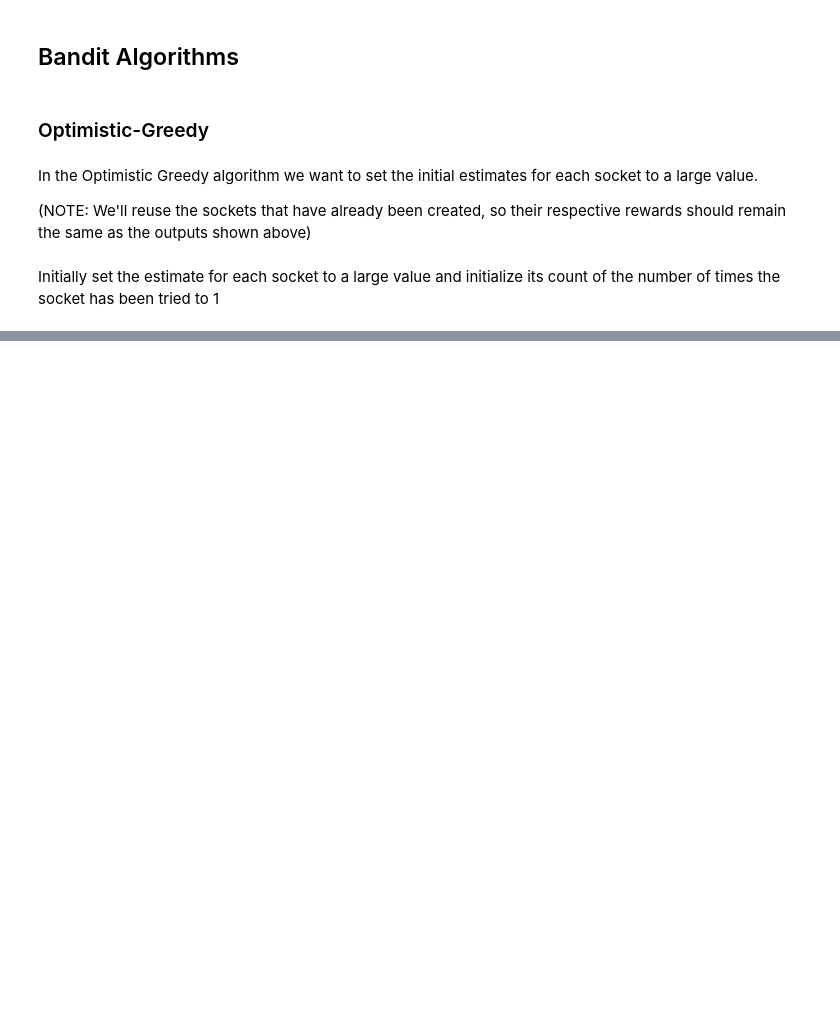
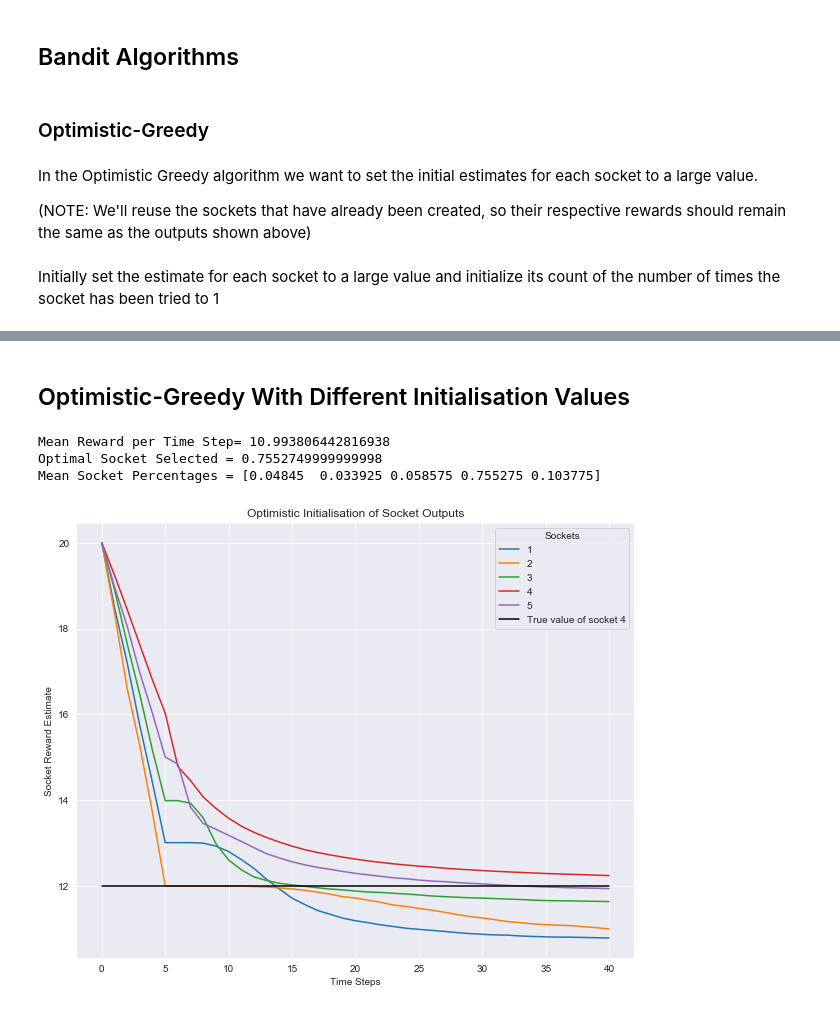
Before and after one commit to WhatIThinkAbout/BabyRobot, a Jupyter notebook: 00_PP_Epsilon_Greedy.ipynb, the cells around one changed output, grey strips where cells are left out. Saved outputs shown, nothing was run; the diff lists cells and outputs as text; code cells hidden in the pictures; blank space fills up the shorter version.

Commit message:
added epsilon greedy

```diff
--- a/00_PP_Epsilon_Greedy.ipynb
+++ b/00_PP_Epsilon_Greedy.ipynb
@@ -565,0 +428,2 @@ plt.show()
+# %% [markdown]
+## Optimistic-Greedy With Different Initialisation Values
@@ -565,0 +445,41 @@ plt.show()
+# %%
+def run_socket_experiment( number_of_tests, number_of_steps, initial_estimate, number_of_sockets = NUM_SOCKETS ):
+
+    # save data about the run to create a table of estimates
+    mean_estimates = np.zeros(shape=(number_of_steps+1,number_of_sockets))
+
+    mean_reward_per_timestep = 0.
+    mean_optimal_selected = 0.
+
+    mean_socket_percentage = np.zeros(number_of_sockets)
+
+    for n in tqdm(range(1,number_of_tests+1)):
+
+        # do one run of the test
+#         estimates, reward_per_timestep, optimal_socket_percentage, socket_percentage = optimistic_greedy_test( number_of_steps, initial_estimate )
+        estimates, reward_per_timestep, optimal_socket_percentage, socket_percentage = SocketTester( socket_order, initial_estimate ).run( number_of_steps )
+
+        # the new estimate is calculated from the old estimate
+        mean_estimates = (1 - 1.0/n) * mean_estimates + (1.0/n) * estimates
+
+        # calculate the new means from the old means and the new value
+        mean_reward_per_timestep = (1 - 1.0/n) * mean_reward_per_timestep + (1.0/n) * reward_per_timestep
+        mean_optimal_selected = (1 - 1.0/n) * mean_optimal_selected + (1.0/n) * optimal_socket_percentage
+
+        mean_socket_percentage = (1 - 1.0/n) * mean_socket_percentage + (1.0/n) * socket_percentage
+
+    return mean_estimates, mean_reward_per_timestep, mean_optimal_selected, mean_socket_percentage
+# %%
+# 1. Initialisation = 20
+mean_estimates, mean_reward_per_timestep, mean_optimal_selected, mean_socket_percentage = run_socket_experiment( number_of_tests = 1000, number_of_steps = 40, initial_estimate = 20. )
+
+print(f'Mean Reward per Time Step= {mean_reward_per_timestep}')
+print(f'Optimal Socket Selected = {mean_optimal_selected}')
+print(f'Mean Socket Percentages = {mean_socket_percentage}')
+
+show_plot( mean_estimates )
+# %% [output]
+Mean Reward per Time Step= 10.993806442816938
+Optimal Socket Selected = 0.7552749999999998
+Mean Socket Percentages = [0.04845  0.033925 0.058575 0.755275 0.103775]
+[figure, added]
```
Also changed, not shown: parts of 68 cells of this notebook.
